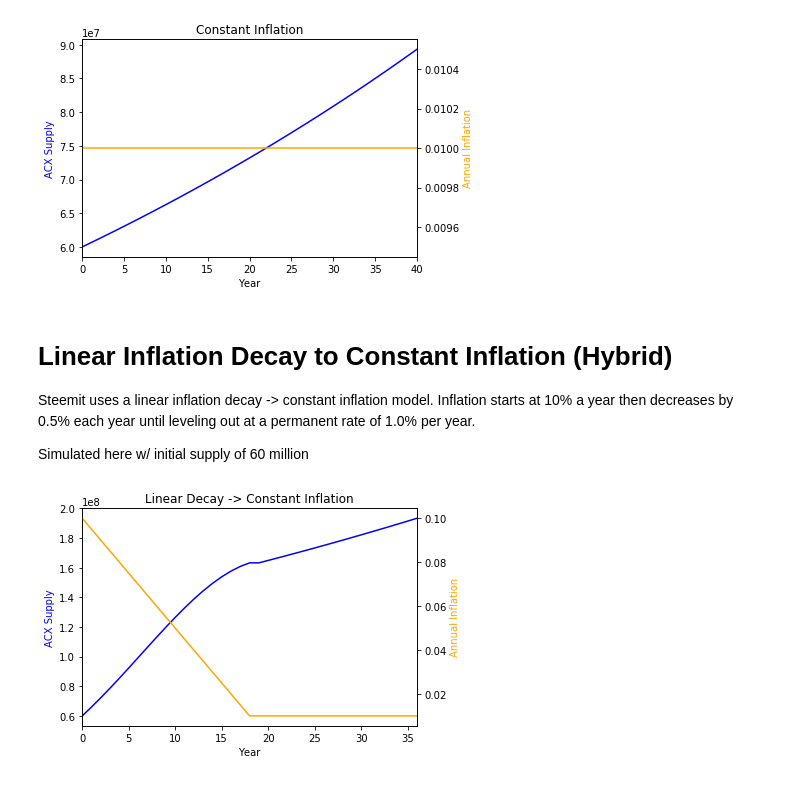
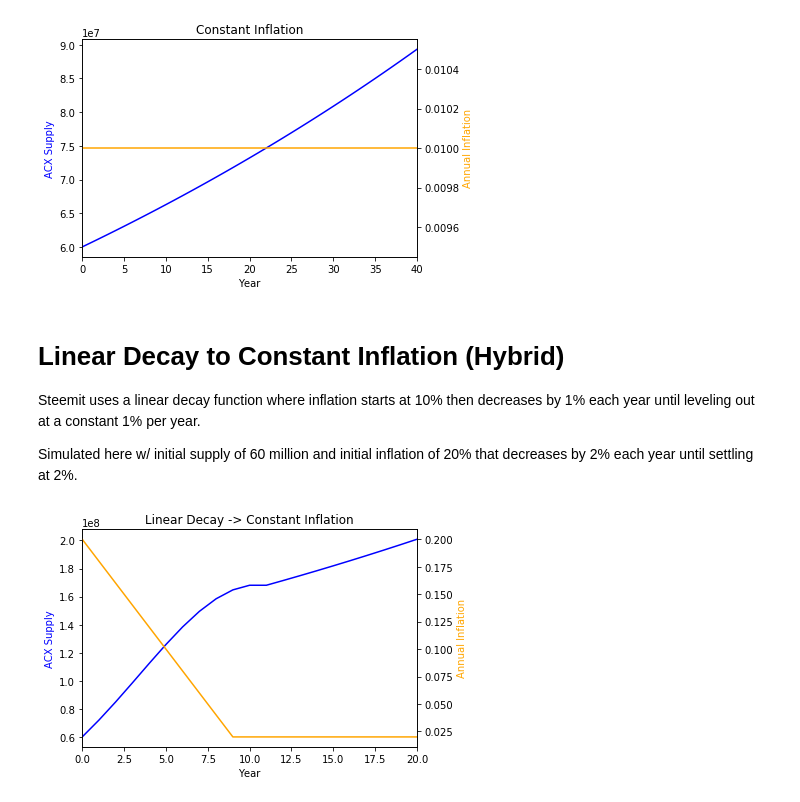
Before and after one commit to orishim/decay_simulations, a Jupyter notebook: decay_simulator.ipynb, the cells around one changed output. Drawn from its saved outputs; the diff is of its cells as text; code cells hidden in the pictures.

```diff
--- a/decay_simulator.ipynb
+++ b/decay_simulator.ipynb
@@ -106,19 +109,19 @@ graph_it(title, 'year', 'Year', 'supply', 'ACX Supply', 'inflation', 'Annual Inf
 # %% [output]
 [figure]
 # %% [markdown]
-# Linear Inflation Decay to Constant Inflation (Hybrid)
+# Linear Decay to Constant Inflation (Hybrid)
 
-Steemit uses a linear inflation decay -> constant inflation model. Inflation starts at 10% a year then decreases by 0.5% each year until leveling out at a permanent rate of 1.0% per year.
+Steemit uses a linear decay function where inflation starts at 10% then decreases by 1% each year until leveling out at a constant 1% per year.
 
-Simulated here w/ initial supply of 60 million
+Simulated here w/ initial supply of 60 million and initial inflation of 20% that decreases by 2% each year until settling at 2%.
 # %%
 initial_supply = 60000000
-initial_infl = 0.1
-decay_rate = 0.005
-target_infl = 0.01
+initial_infl = 0.2
+decay_rate = 0.02
+target_infl = 0.02
 values = []
 inflation_decay(0, initial_supply, initial_infl)
 title = 'Linear Decay -> Constant Inflation'
 graph_it(title, 'year','Year', 'supply', 'ACX Supply', 'inflation', 'Annual Inflation')
 # %% [output]
-[figure, old version]
+[figure, new version]
```
Also changed, not shown: parts of 6 cells of this notebook.
